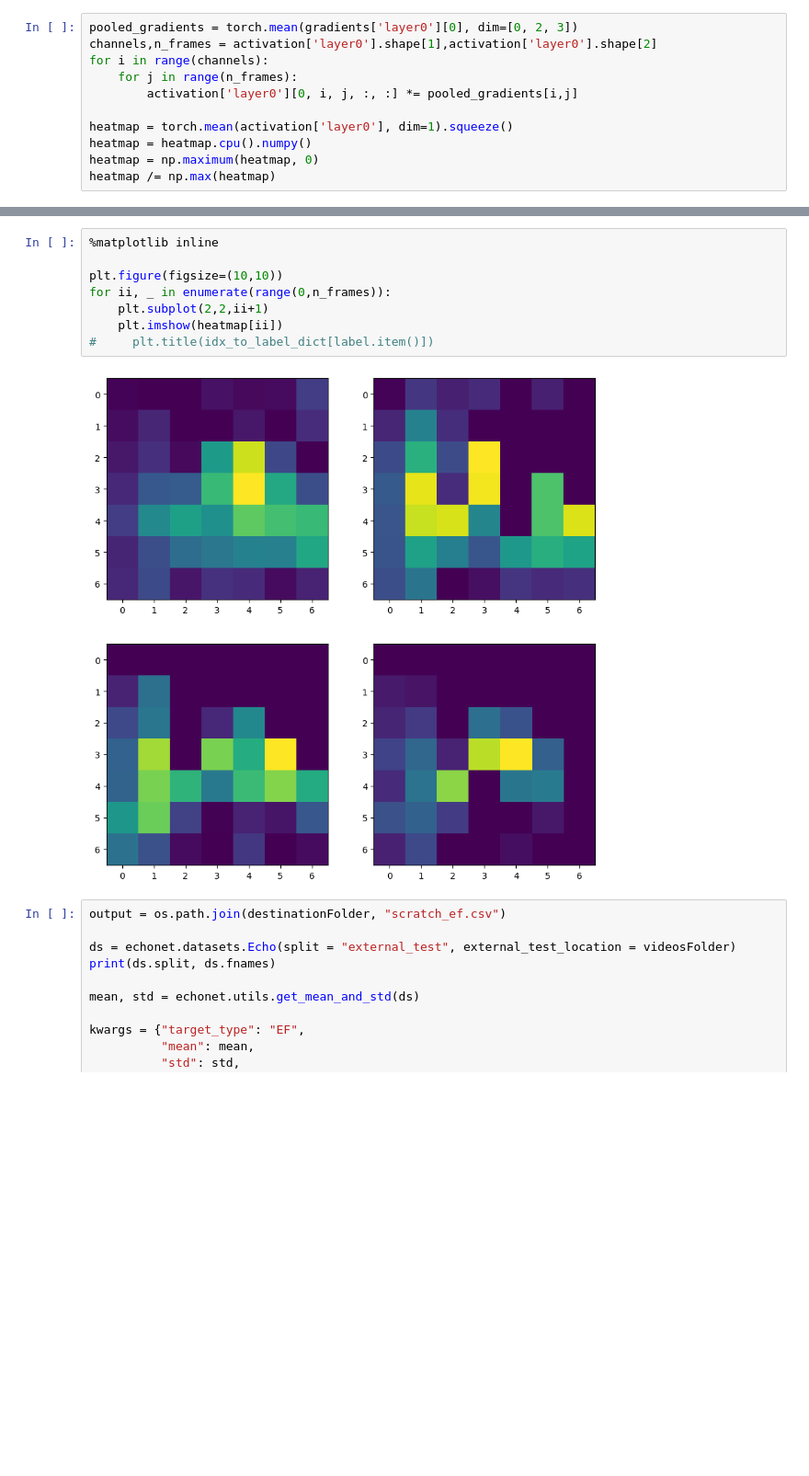
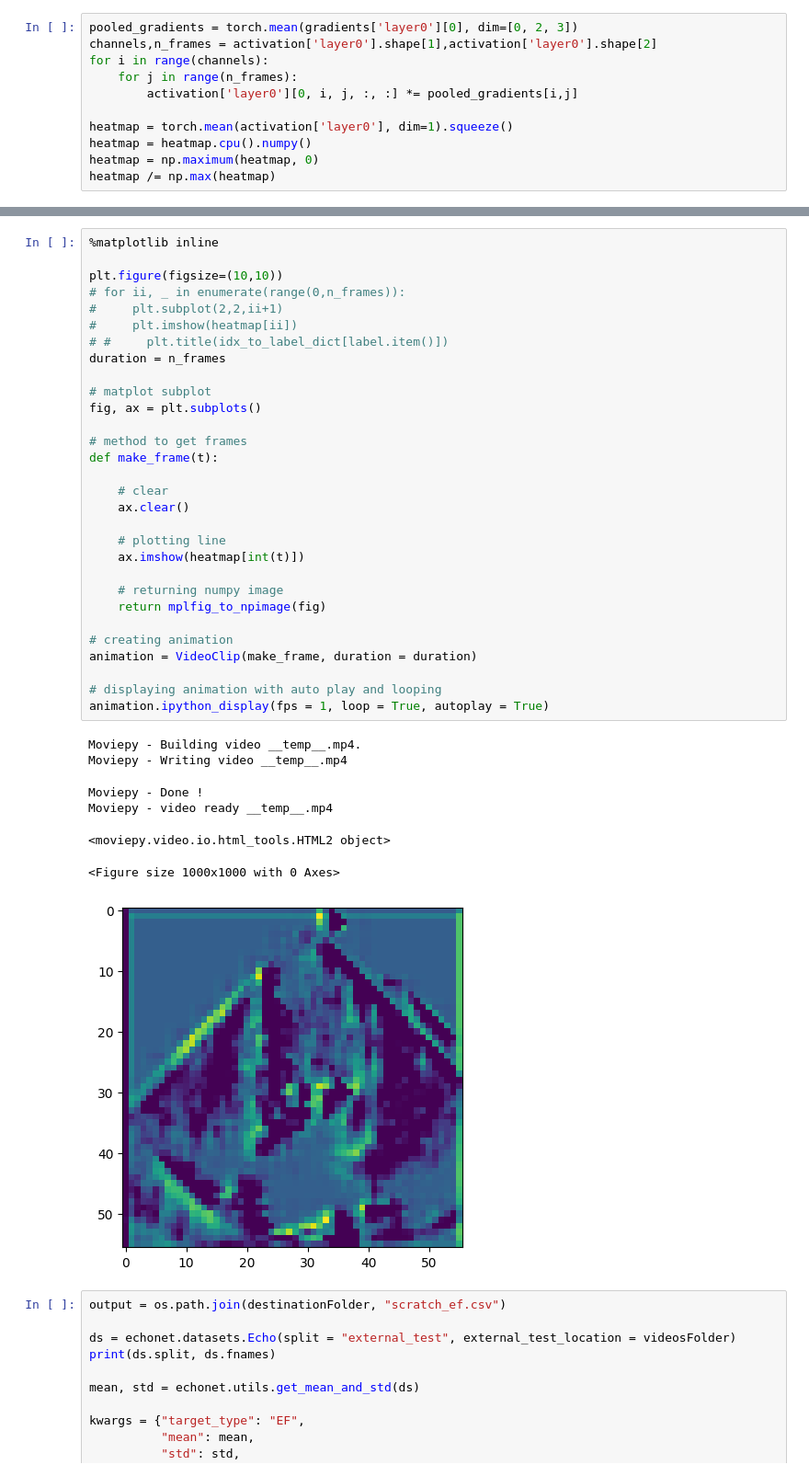
Before and after one commit to pranayj77/Echonet, a Jupyter notebook: Notebooks/EF_scratch_GradCam.ipynb, the cells around one changed output, grey strips where cells are left out. Shown at 92% size. Saved outputs shown, nothing was run; the diff lists cells and outputs as text; blank space fills up the shorter version.

```diff
--- a/Notebooks/EF_scratch_GradCam.ipynb
+++ b/Notebooks/EF_scratch_GradCam.ipynb
@@ -218,13 +217,41 @@ heatmap /= np.max(heatmap)
 # %%
 %matplotlib inline
 
 plt.figure(figsize=(10,10))
-for ii, _ in enumerate(range(0,n_frames)):
-    plt.subplot(2,2,ii+1)
-    plt.imshow(heatmap[ii])
-#     plt.title(idx_to_label_dict[label.item()])
+# for ii, _ in enumerate(range(0,n_frames)):
+#     plt.subplot(2,2,ii+1)
+#     plt.imshow(heatmap[ii])
+# #     plt.title(idx_to_label_dict[label.item()])
+duration = n_frames
+
+# matplot subplot
+fig, ax = plt.subplots()
+
+# method to get frames
+def make_frame(t):
+
+    # clear
+    ax.clear()
+
+    # plotting line
+    ax.imshow(heatmap[int(t)])
+
+    # returning numpy image
+    return mplfig_to_npimage(fig)
+
+# creating animation
+animation = VideoClip(make_frame, duration = duration)
+
+# displaying animation with auto play and looping
+animation.ipython_display(fps = 1, loop = True, autoplay = True)
 # %% [output]
+Moviepy - Building video __temp__.mp4.
+Moviepy - Writing video __temp__.mp4
+Moviepy - Done !
+Moviepy - video ready __temp__.mp4
+<moviepy.video.io.html_tools.HTML2 object>
+<Figure size 1000x1000 with 0 Axes>
-[figure, old version]
+[figure, new version]
 # %%
 output = os.path.join(destinationFolder, "scratch_ef.csv")
 
```
Also changed, not shown: parts of 7 cells of this notebook, 5 other files.
